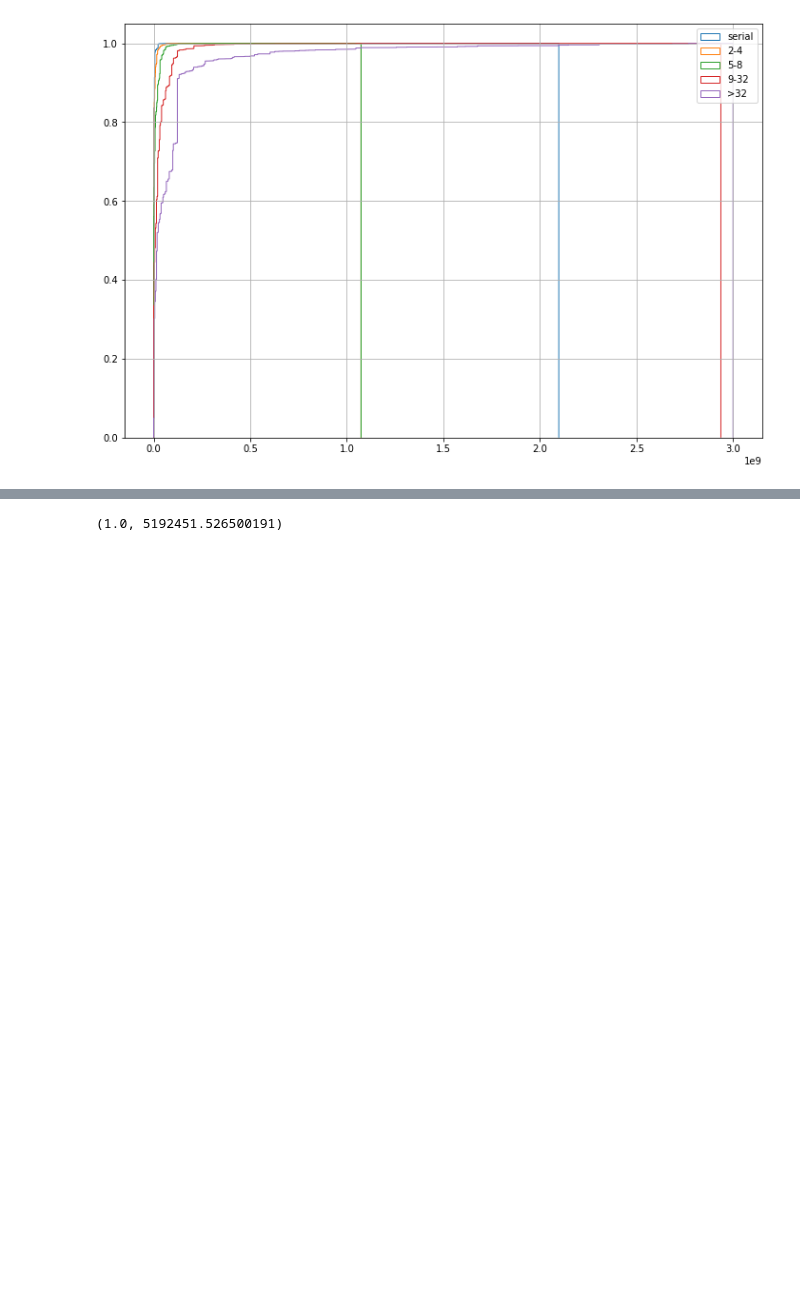
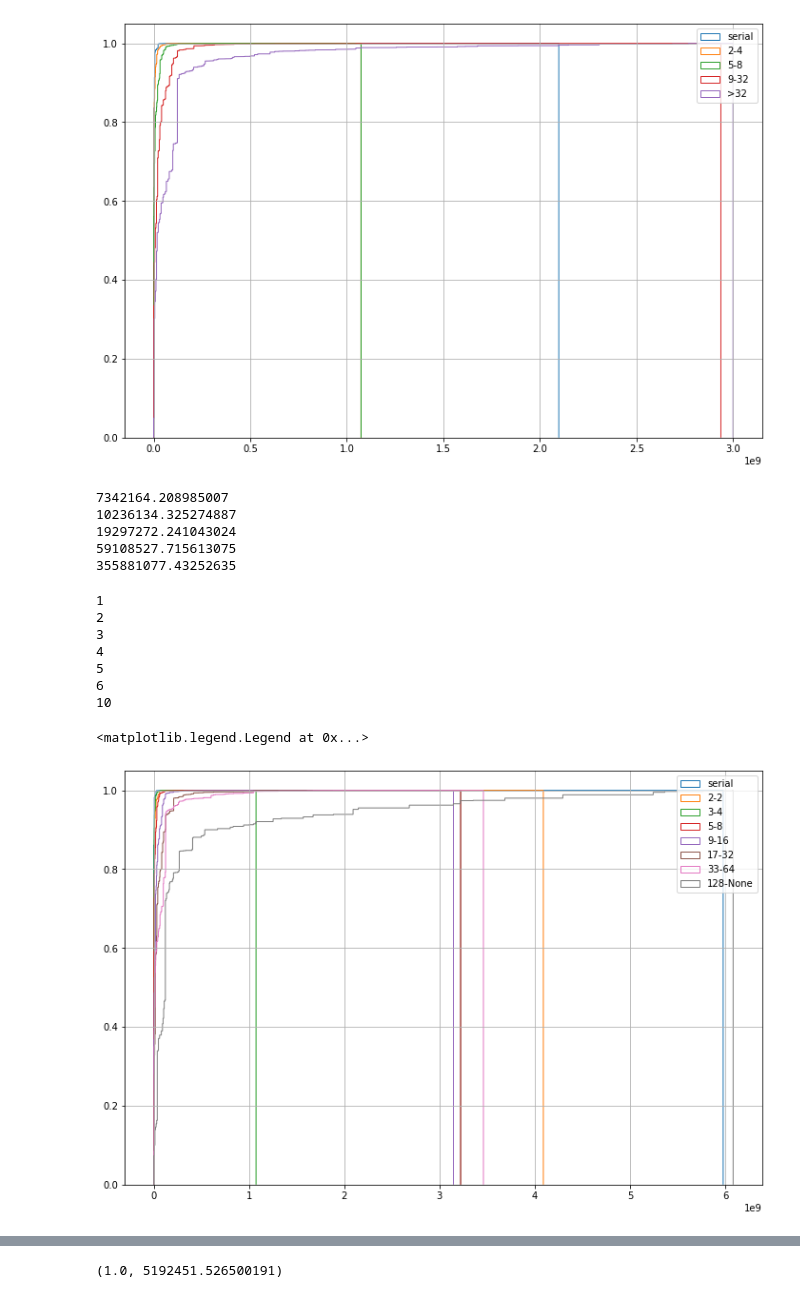
Before and after one commit to jankopanski/Burst-Buffer-Scheduling, a Jupyter notebook: analysis/Metacentrum3-Cross-Correlation.ipynb, the cells around one changed output, grey strips where cells are left out. Cells and saved outputs as stored; diff of their text form; code cells hidden in the pictures; blank space fills up the shorter version.

```diff
--- a/analysis/Metacentrum3-Cross-Correlation.ipynb
+++ b/analysis/Metacentrum3-Cross-Correlation.ipynb
@@ -211,3 +211,38 @@ cdf.legend()
 # %% [output]
 <matplotlib.legend.Legend at 0x...>
 [figure]
+# %%
+# fig, ax = plt.subplots()
+print(df[df.proc_req == 1]['mem_req'].std())
+print(df[(df.proc_req > 1) & (df.proc_req <= 4)]['mem_req'].std())
+print(df[(df.proc_req > 4) & (df.proc_req <= 8)]['mem_req'].std())
+print(df[(df.proc_req > 8) & (df.proc_req <= 32)]['mem_req'].std())
+print(df[df.proc_req > 32]['mem_req'].std())
+# %% [output]
+7342164.208985007
+10236134.325274887
+19297272.241043024
+59108527.715613075
+355881077.43252635
+# %%
+df[df.proc_req == 1]['mem_req'].hist(cumulative=True, density=True, bins=1000, histtype='step', label='serial')
+for i in range(1, 7):
+    print(i)
+    left = 2**(i-1)
+    right = 2**i
+    df[(df.proc_req > left) & (df.proc_req <= right)]['mem_req'].hist(
+        cumulative=True, density=True, bins=1000, histtype='step', label='{}-{}'.format(left+1, right))
+print(10)
+df[df.proc_req > 2**7]['mem_req'].hist(
+    cumulative=True, density=True, bins=1000, histtype='step', label='{}-{}'.format(2**7, None))
+plt.legend()
+# %% [output]
+1
+2
+3
+4
+5
+6
+10
+<matplotlib.legend.Legend at 0x...>
+[figure, added]
```
Also changed, not shown: parts of 23 cells of this notebook.
